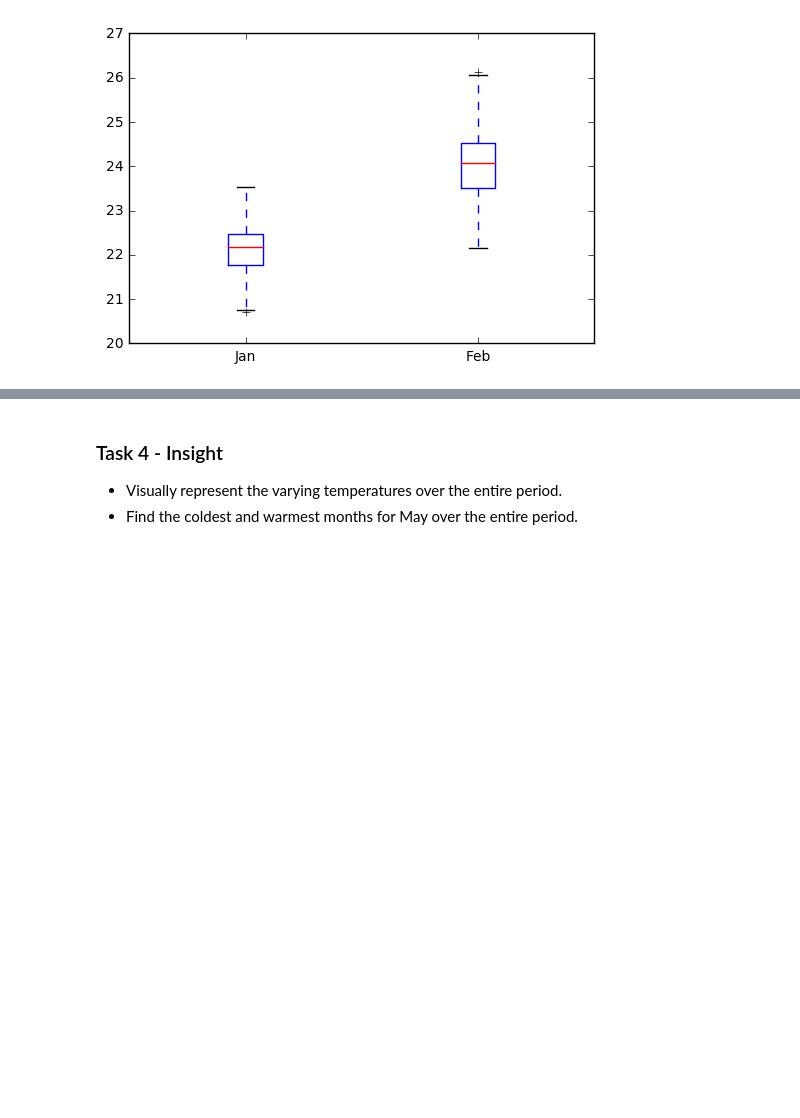
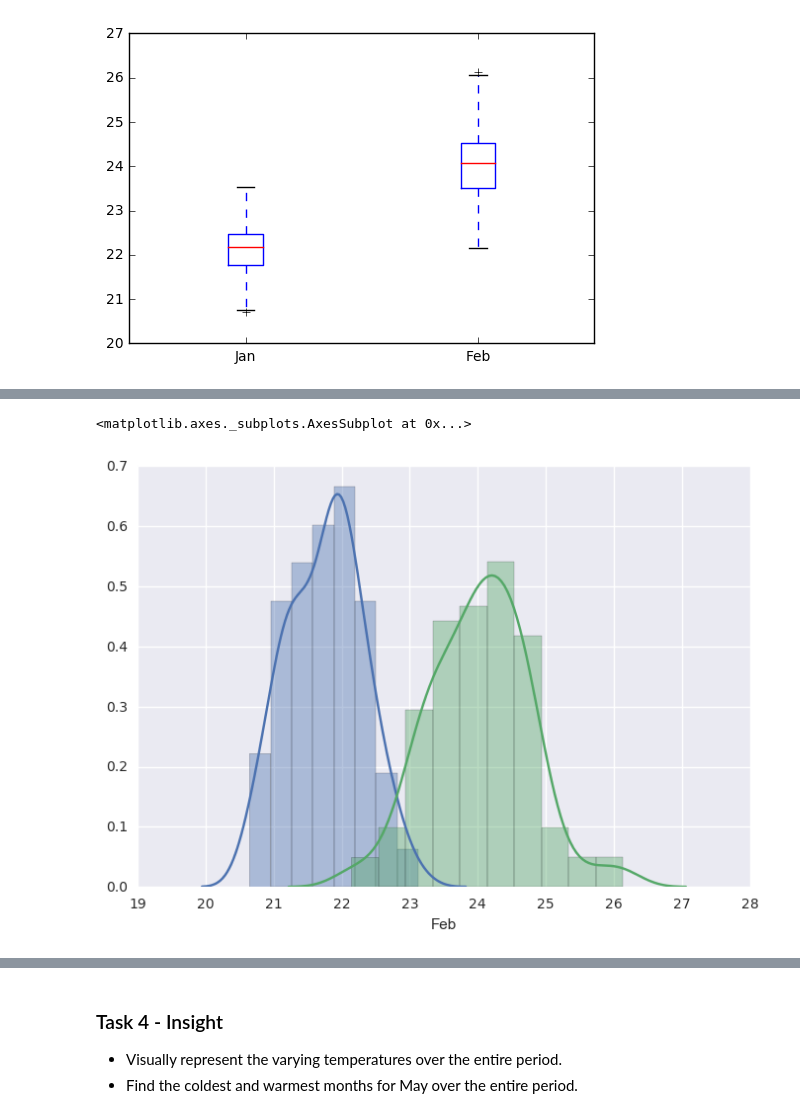
Before and after one commit to adrij/ds-foundations, a Jupyter notebook: code/bangalore.ipynb, the cells around one changed output, grey strips where cells are left out. Cells and saved outputs as stored; diff of their text form; code cells hidden in the pictures; blank space fills up the shorter version.

```diff
--- a/code/bangalore.ipynb
+++ b/code/bangalore.ipynb
@@ -228,0 +231,8 @@ ImportError: No module named 'seaborn'
+# %%
+#Compare the histogram and KDE plots of 2 months on the same figure.
+f,ax=plt.subplots()
+sns.distplot(data['Dec'],hist=True, kde=True,ax=ax)
+sns.distplot(data['Feb'],hist=True, kde=True,ax=ax)
+# %% [output]
+<matplotlib.axes._subplots.AxesSubplot at 0x...>
+[figure, added]
```
Also changed, not shown: parts of 10 cells of this notebook.
